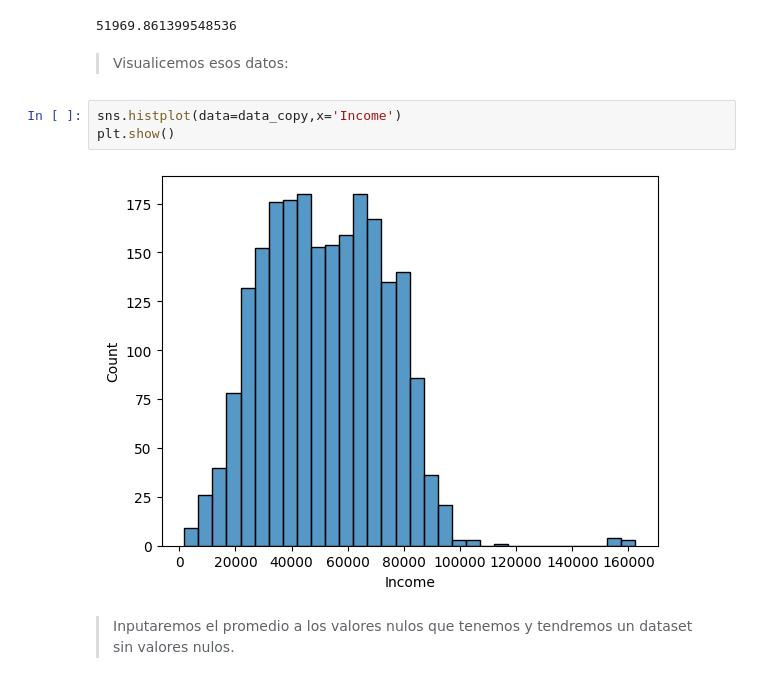
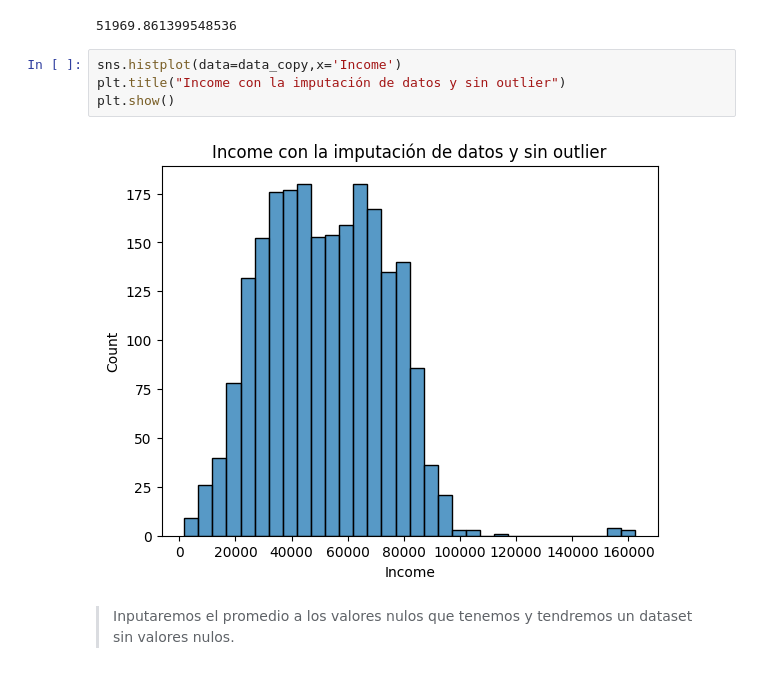
Before and after one commit to giraljv/Customer_personality_project, a Jupyter notebook: customer.ipynb, the cells around one changed output. Drawn from its saved outputs; the diff is of its cells as text.

```diff
--- a/customer.ipynb
+++ b/customer.ipynb
@@ -150,13 +150,12 @@ data_copy = data_copy[data_copy['Income']<200000]
 data_copy.Income.mean()
 # %% [output]
 51969.861399548536
-# %% [markdown]
->Visualicemos esos datos:
 # %%
 sns.histplot(data=data_copy,x='Income')
+plt.title("Income con la imputación de datos y sin outlier")
 plt.show()
 # %% [output]
-[figure, old version]
+[figure, new version]
 # %% [markdown]
 > Inputaremos el promedio a los valores nulos que tenemos y tendremos un dataset sin valores nulos.
 # %%
```
Also changed, not shown: parts of 4 cells of this notebook.
